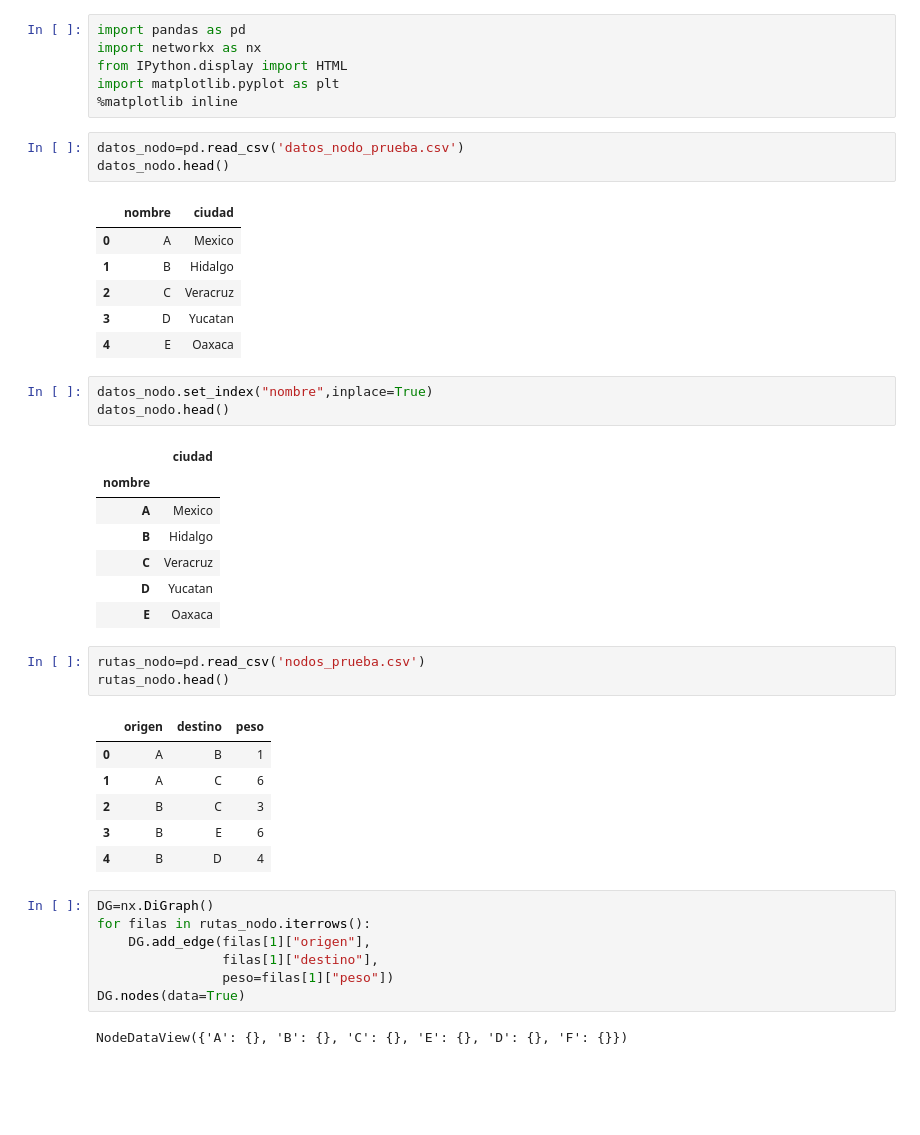
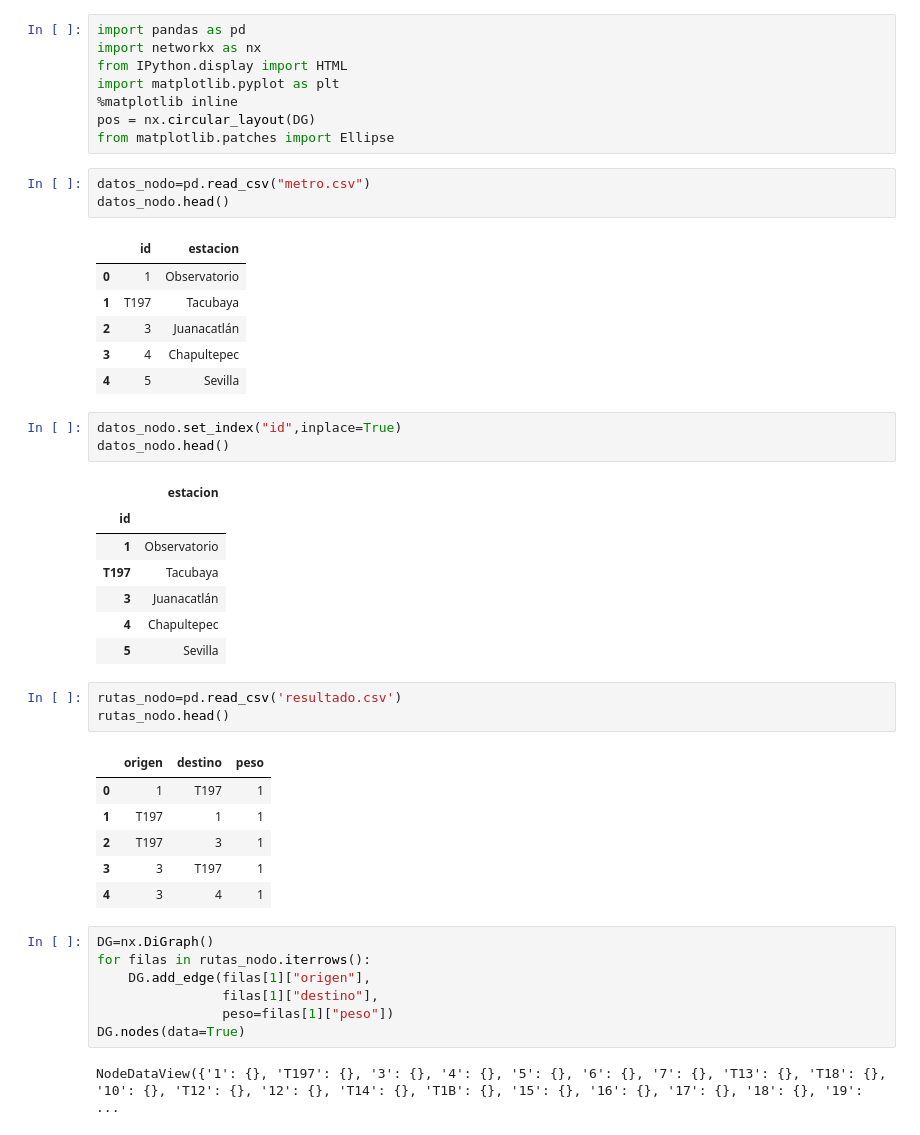
Before and after one commit to ZekiBestia/Algoritmos, a Jupyter notebook: Grafos_pandas_networkx.ipynb, the cells around one changed output. Cells and saved outputs as stored; diff of their text form; blank space fills up the shorter version.

```diff
--- a/Grafos_pandas_networkx.ipynb
+++ b/Grafos_pandas_networkx.ipynb
@@ -4,37 +4,39 @@ import networkx as nx
 from IPython.display import HTML
 import matplotlib.pyplot as plt
 %matplotlib inline
+pos = nx.circular_layout(DG)
+from matplotlib.patches import Ellipse
 # %%
-datos_nodo=pd.read_csv('datos_nodo_prueba.csv')
+datos_nodo=pd.read_csv("metro.csv")
 datos_nodo.head()
 # %% [output]
-|  | nombre | ciudad |
-| 0 | A | Mexico |
-| 1 | B | Hidalgo |
-| 2 | C | Veracruz |
-| 3 | D | Yucatan |
-| 4 | E | Oaxaca |
+|  | id | estacion |
+| 0 | 1 | Observatorio |
+| 1 | T197 | Tacubaya |
+| 2 | 3 | Juanacatlán |
+| 3 | 4 | Chapultepec |
+| 4 | 5 | Sevilla |
 # %%
-datos_nodo.set_index("nombre",inplace=True)
+datos_nodo.set_index("id",inplace=True)
 datos_nodo.head()
 # %% [output]
-|  | ciudad |
-| nombre |  |
-| A | Mexico |
-| B | Hidalgo |
-| C | Veracruz |
-| D | Yucatan |
-| E | Oaxaca |
+|  | estacion |
+| id |  |
+| 1 | Observatorio |
+| T197 | Tacubaya |
+| 3 | Juanacatlán |
+| 4 | Chapultepec |
+| 5 | Sevilla |
 # %%
-rutas_nodo=pd.read_csv('nodos_prueba.csv')
+rutas_nodo=pd.read_csv('resultado.csv')
 rutas_nodo.head()
 # %% [output]
 |  | origen | destino | peso |
-| 0 | A | B | 1 |
-| 1 | A | C | 6 |
-| 2 | B | C | 3 |
-| 3 | B | E | 6 |
-| 4 | B | D | 4 |
+| 0 | 1 | T197 | 1 |
+| 1 | T197 | 1 | 1 |
+| 2 | T197 | 3 | 1 |
+| 3 | 3 | T197 | 1 |
+| 4 | 3 | 4 | 1 |
 # %%
 DG=nx.DiGraph()
 for filas in rutas_nodo.iterrows():
@@ -43,4 +45,4 @@ for filas in rutas_nodo.iterrows():
                 peso=filas[1]["peso"])
 DG.nodes(data=True)
 # %% [output]
-NodeDataView({'A': {}, 'B': {}, 'C': {}, 'E': {}, 'D': {}, 'F': {}})
+NodeDataView({'1': {}, 'T197': {}, '3': {}, '4': {}, '5': {}, '6': {}, '7': {}, 'T13': {}, 'T18': {}, '10': {}, 'T12': {}, '12': {}, 'T14': {}, 'T1B': {}, '15': {}, '16': {}, '17': {}, '18': {}, '19': ...
```
Also changed, not shown: parts of 9 cells of this notebook, 12 other files.
